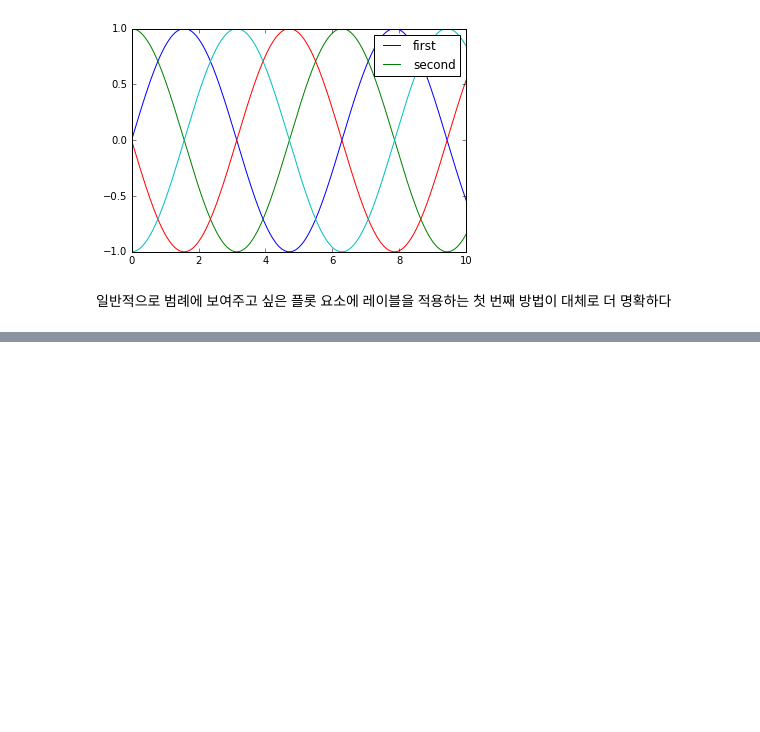
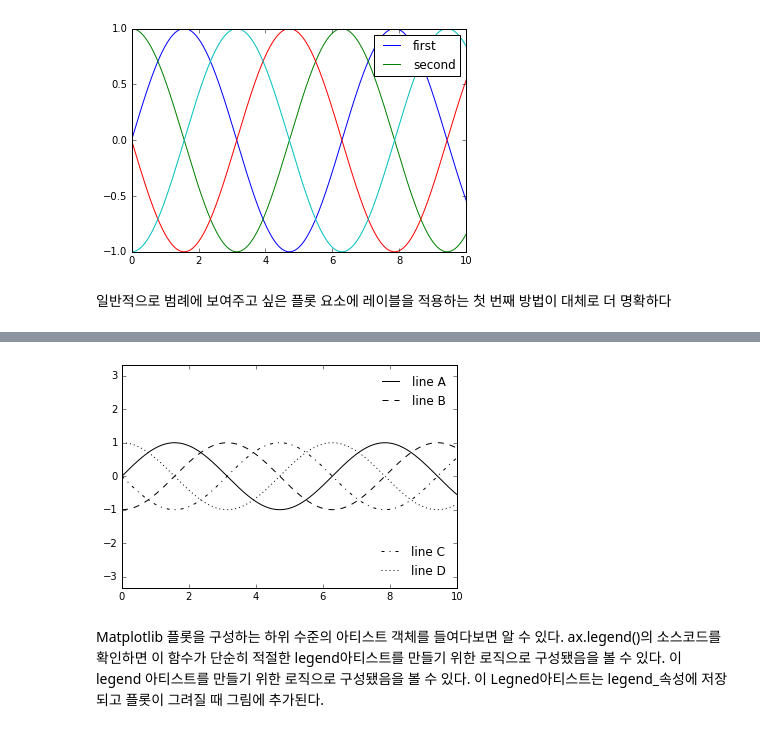
Before and after one commit to Jeong-Daniel/DataScience_Study, a Jupyter notebook: 3. Matplotlib/3.2 Matplotlib[산점도, 밀도, 등고선, 히스토그램, 구간화, 범례].ipynb, the cells around one changed output, grey strips where cells are left out. Drawn from its saved outputs; the diff is of its cells as text; code cells hidden in the pictures; blank space fills up the shorter version.

```diff
--- a/3. Matplotlib/3.2 Matplotlib[산점도, 밀도, 등고선, 히스토그램, 구간화, 범례].ipynb
+++ b/3. Matplotlib/3.2 Matplotlib[산점도, 밀도, 등고선, 히스토그램, 구간화, 범례].ipynb
@@ -347,0 +385,21 @@ SyntaxError: invalid syntax (Temp/ipykernel_15292/3812857284.py, line 1)
+# %%
+fig, ax = plt.subplots()
+
+lines = []
+styles = ['-', '--', '-.', ':']
+x = np.linspace(0,10,1000)
+for i in range(4):
+    lines += ax.plot(x, np.sin(x - i * np.pi / 2),
+                     styles[i], color='black')
+ax.axis('equal')
+
+#첫 번째 범례의 라인과 레이블을 지정
+ax.legend(lines[:2], ['line A','line B'], loc='upper right', frameon=False)
+#두 번째 범례를 만들고 직접 아티스트를 추가
+from matplotlib.legend import Legend
+leg = Legend(ax, lines[2:], ['line C', 'line D'], loc='lower right', frameon=False)
+ax.add_artist(leg);
+# %% [output]
+[figure, added]
+# %% [markdown]
+Matplotlib 플롯을 구성하는 하위 수준의 아티스트 객체를 들여다보면 알 수 있다. ax.legend()의 소스코드를 확인하면 이 함수가 단순히 적절한 legend아티스트를 만들기 위한 로직으로 구성됐음을 볼 수 있다. 이 legend 아티스트를 만들기 위한 로직으로 구성됐음을 볼 수 있다. 이 Legned아티스트는 legend_속성에 저장되고 플롯이 그려질 때 그림에 추가된다.
```
Also changed, not shown: parts of 26 cells of this notebook, 13 other files.
